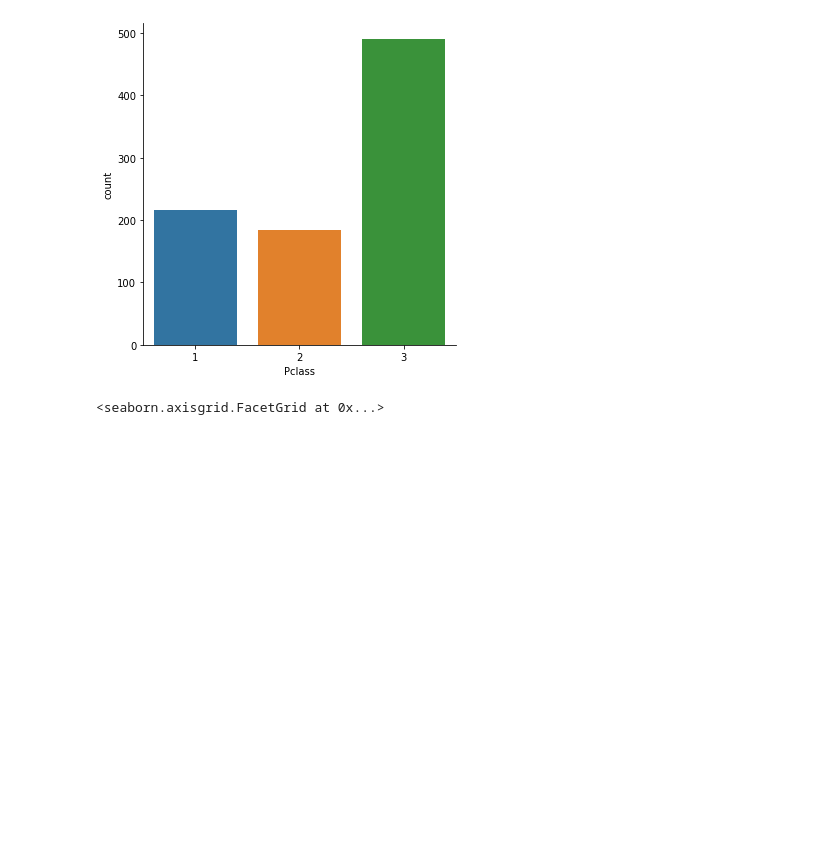
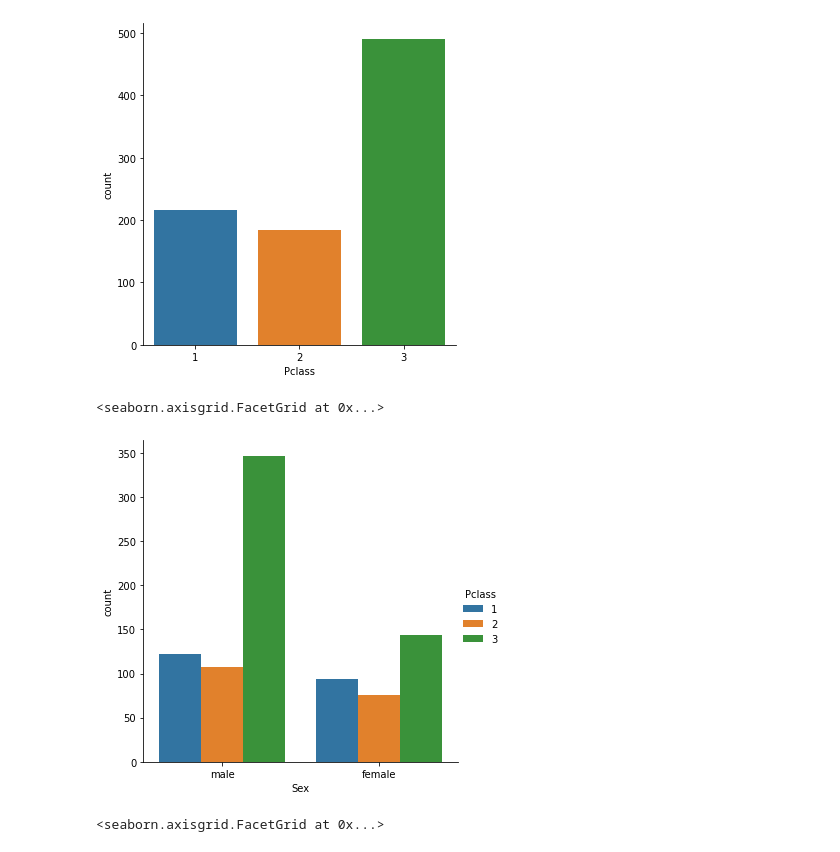
Before and after one commit to LasyaBhaskara/Data-Analysis-Projects, a Jupyter notebook: Titanic/Titanic Project.ipynb, the cells around one changed output. Saved outputs shown, nothing was run; the diff lists cells and outputs as text; code cells hidden in the pictures; blank space fills up the shorter version.

```diff
--- a/Titanic/Titanic Project.ipynb
+++ b/Titanic/Titanic Project.ipynb
@@ -121,6 +100,11 @@ sns.catplot(x='Pclass',data=titanic,kind='count')
 # %% [output]
 <seaborn.axisgrid.FacetGrid at 0x...>
 [figure]
+# %%
+sns.catplot(x='Sex',data=titanic,hue='Pclass',kind='count')
+# %% [output]
+<seaborn.axisgrid.FacetGrid at 0x...>
+[figure, added]
 # %%
 sns.catplot(x='Pclass',data=titanic,hue='Sex',kind='count')
 # %% [output]
```
Also changed, not shown: parts of 27 cells of this notebook, 3 other files.
